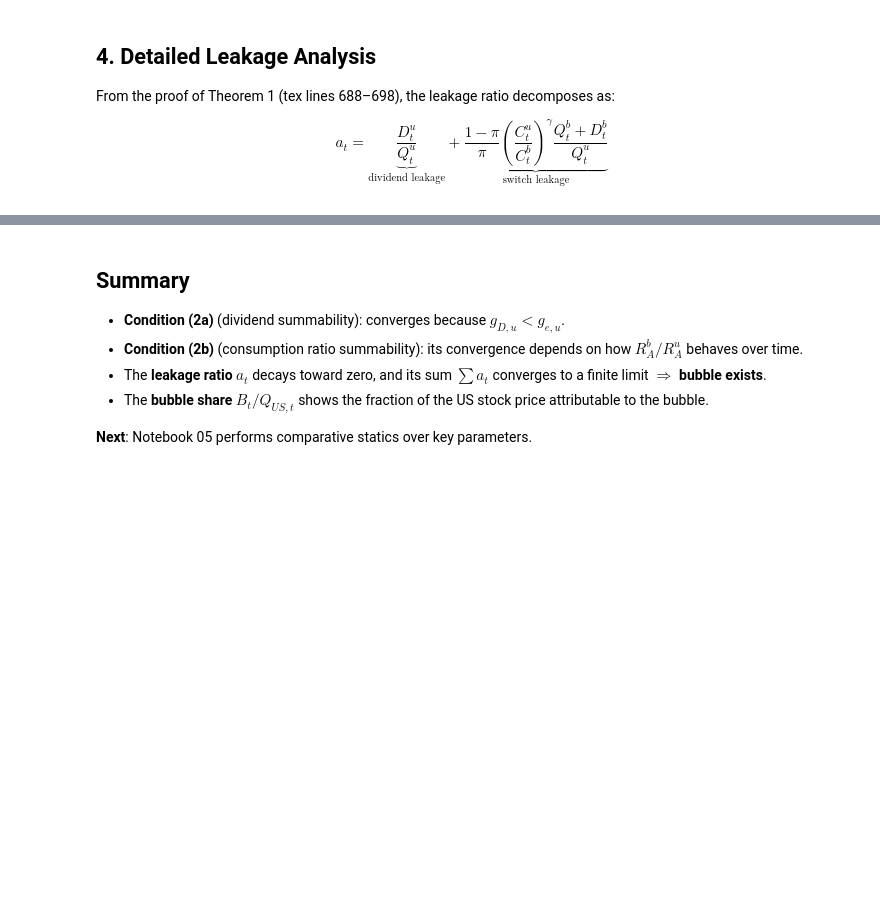
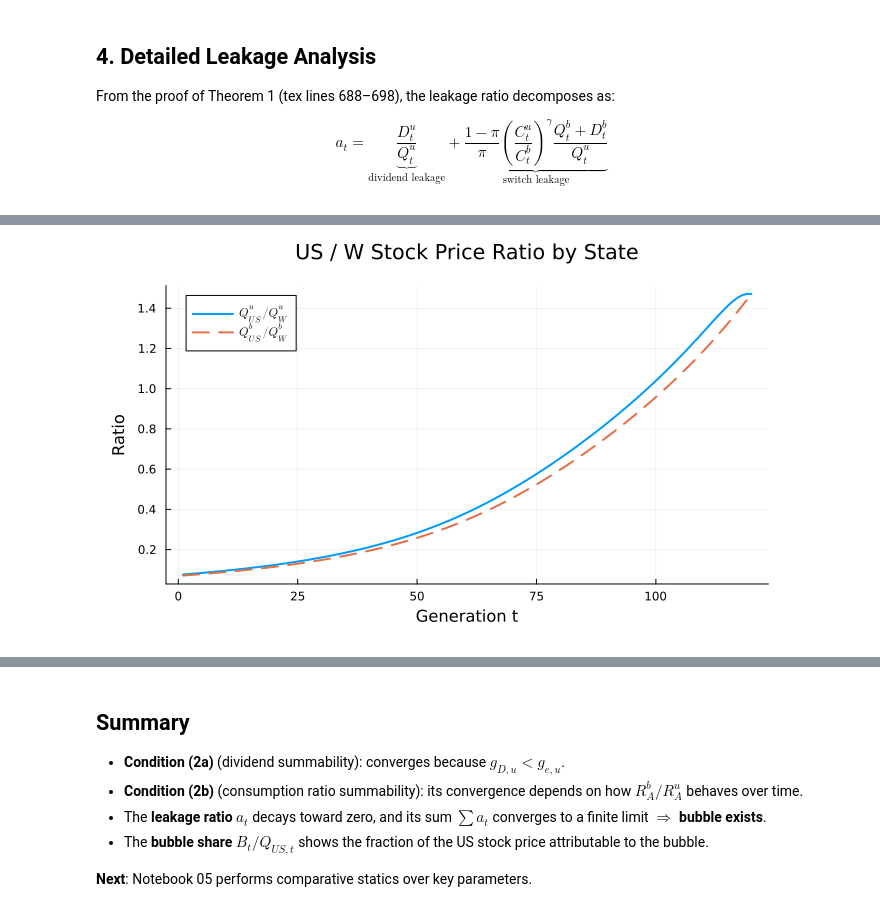
Before and after one commit to Cheng-Jipeng/Open_HKT, a Jupyter notebook: 04_bubble_diagnostics.ipynb, the cells around one changed output, grey strips where cells are left out. Saved outputs shown, nothing was run; the diff lists cells and outputs as text; code cells hidden in the pictures; blank space fills up the shorter version.

```diff
--- a/04_bubble_diagnostics.ipynb
+++ b/04_bubble_diagnostics.ipynb
@@ -288,0 +494,12 @@ hline!(cr_plot, [1.0], ls=:dot, lc=:gray, label="")
+# %%
+# ── Ratio of US to W Stock Prices in Each State ──
+ratio_u = Q_US_vec ./ Q_W_vec
+ratio_b = Q_US_b_vec ./ Q_W_b_vec
+
+rp = plot(tt, ratio_u, lw=2, label=L"Q_{US}^u / Q_W^u",
+          xlabel="Generation t", ylabel="Ratio",
+          title="US / W Stock Price Ratio by State")
+plot!(rp, tt, ratio_b, lw=2, ls=:dash, label=L"Q_{US}^b / Q_W^b")
+plot!(rp, size=(700, 400), margin=5Plots.mm)
+# %% [output]
+[figure, added]
```
Also changed, not shown: parts of 18 cells of this notebook, 5 other files.
